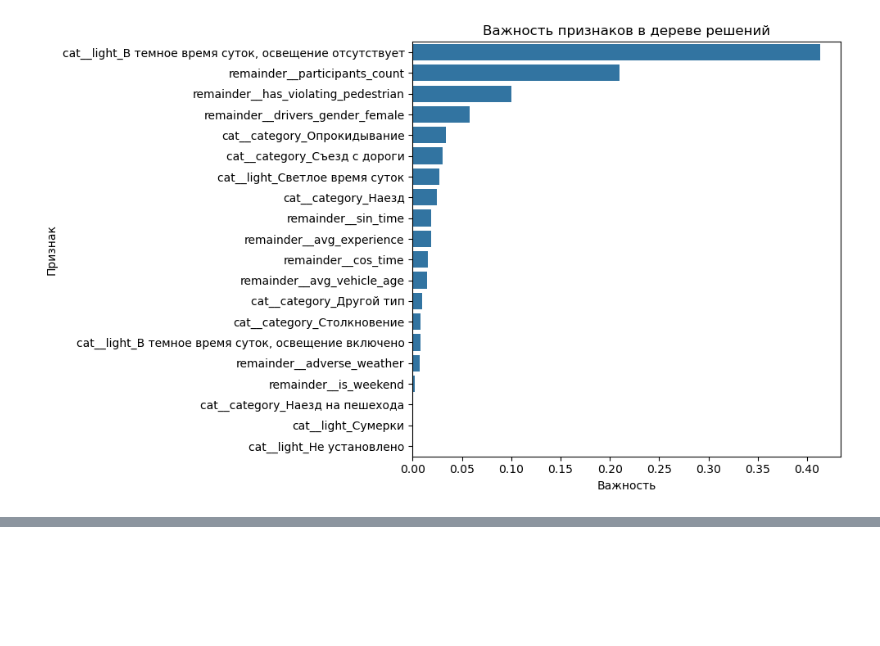
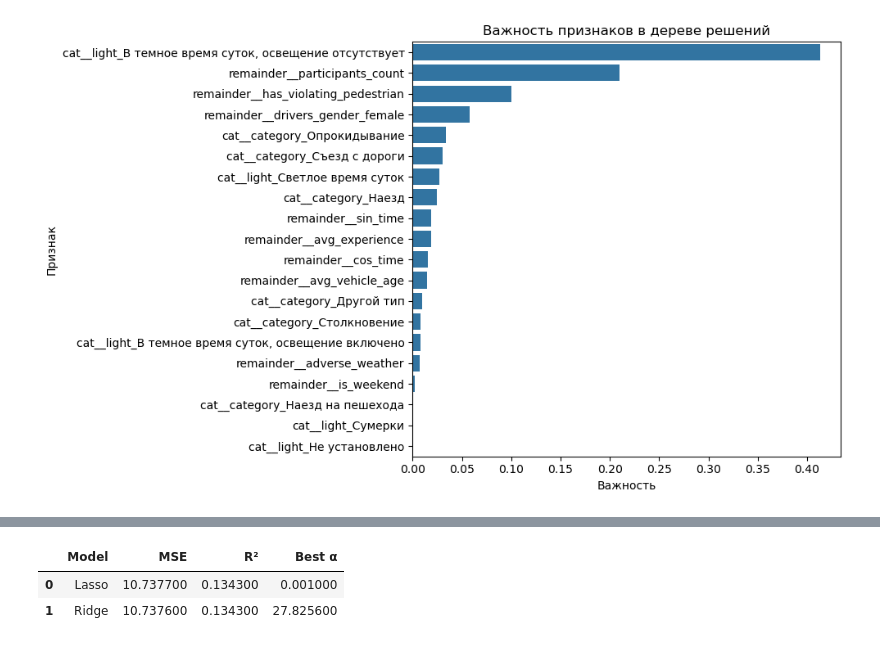
Before and after one commit to odaiseas/Road-Crash-Analysis, a Jupyter notebook: notebooks/03_statistical_modeling.ipynb, the cells around one changed output, grey strips where cells are left out. Saved outputs shown, nothing was run; the diff lists cells and outputs as text; code cells hidden in the pictures; blank space fills up the shorter version.

```diff
--- a/notebooks/03_statistical_modeling.ipynb
+++ b/notebooks/03_statistical_modeling.ipynb
@@ -774,0 +1002,2 @@ plt.show()
+# %%
+df_regression['economic_loss'] = df_regression['remainder__dead_count']*9.2 + df_regression['remainder__injured_count']*0.8
@@ -774,0 +1012,94 @@ plt.show()
+# %%
+import pandas as pd
+import numpy as np
+from sklearn.linear_model import Lasso, Ridge
+from sklearn.model_selection import train_test_split, GridSearchCV
+from sklearn.preprocessing import StandardScaler
+from sklearn.metrics import mean_squared_error, r2_score
+from IPython.display import display
+import joblib
+import json
+import os
+
+# Путь для сохранения
+MODEL_DIR = "../outputs/models/linear_regression"
+os.makedirs(MODEL_DIR, exist_ok=True)
+
+# Признаки и целевая переменная
+PREDICTORS = [
+    'remainder__adverse_weather',
+    'remainder__is_weekend',
+    'remainder__has_violating_pedestrian',
+    'remainder__drivers_gender_female',
+    'cat__light_Светлое время суток',
+    'cat__light_В темное время суток, освещение отсутствует',
+    'cat__light_Сумерки',
+    'cat__light_В темное время суток, освещение включено',
+    'cat__category_Столкновение',
+    'cat__category_Наезд на пешехода',
+    'cat__category_Наезд',
+    'cat__category_Опрокидывание',
+    'cat__category_Съезд с дороги',
+    'remainder__sin_time',
+    'remainder__cos_time',
+    'remainder__avg_experience',
+    'remainder__avg_vehicle_age',
+    'remainder__participants_count'
+]
+TARGET = 'economic_loss'
+
+# Данные
+X = df_regression[PREDICTORS]
+y = df_regression[TARGET]
+X_train, X_test, y_train, y_test = train_test_split(X, y, test_size=0.2, random_state=42)
+
+# Нормировка
+scaler = StandardScaler()
+X_train_scaled = scaler.fit_transform(X_train)
+X_test_scaled = scaler.transform(X_test)
+
+# Модели и поиск α
+models = {'Lasso': Lasso(), 'Ridge': Ridge()}
+param_grid = {'alpha': np.logspace(-3, 2, 10)}
+results = []
+
+for name, model in models.items():
+    grid = GridSearchCV(model, param_grid, scoring='neg_mean_squared_error', cv=5, n_jobs=-1)
+    grid.fit(X_train_scaled, y_train)
+    best_model = grid.best_estimator_
+
+    # Предсказания
+    y_pred = best_model.predict(X_test_scaled)
+    mse = mean_squared_error(y_test, y_pred)
+    r2 = r2_score(y_test, y_pred)
+
+    # Таблица коэффициентов
+    coef_df = pd.DataFrame({
+        'Признак': PREDICTORS,
+        'Коэффициент': best_model.coef_
+    }).round(4)
+
+    # Количество ненулевых коэффициентов
+    nonzero_coefs = np.sum(best_model.coef_ != 0)
+    print(f"{name} - Ненулевых коэффициентов: {nonzero_coefs} из {len(PREDICTORS)}")
+
+    # Вывод таблицы в Jupyter
+    display(coef_df.style.set_caption(f'Коэффициенты {name}').set_table_styles([
+        {'selector': 'caption', 'props': [('font-size', '16px'), ('font-weight', 'bold')]}
+    ]))
+
+    # Сохранение
+    joblib.dump(best_model, os.path.join(MODEL_DIR, f'{name.lower()}_best.pkl'))
+    coef_df.to_csv(os.path.join(MODEL_DIR, f'{name.lower()}_best_coefficients.csv'), index=False)
+    with open(os.path.join(MODEL_DIR, f'{name.lower()}_best_params.json'), 'w') as f:
+        json.dump({'alpha': grid.best_params_['alpha']}, f)
+
+    results.append({'Model': name, 'MSE': mse, 'R²': r2, 'Best α': grid.best_params_['alpha']})
+
+# Таблица результатов
+results_table = pd.DataFrame(results).round(4)
+display(results_table.style.set_caption('Результаты линейной регрессии').set_table_styles([
+    {'selector': 'caption', 'props': [('font-size', '16px'), ('font-weight', 'bold')]}
+]))
+results_table.to_csv(os.path.join(MODEL_DIR, 'linear_regression_metrics.csv'), index=False)
+# %% [output]
@@ -774,0 +1147,3 @@ plt.show()
+|  | Model | MSE | R² | Best α |
+| 0 | Lasso | 10.737700 | 0.134300 | 0.001000 |
+| 1 | Ridge | 10.737600 | 0.134300 | 27.825600 |
```
Also changed, not shown: parts of 16 cells of this notebook, 25 other files.
